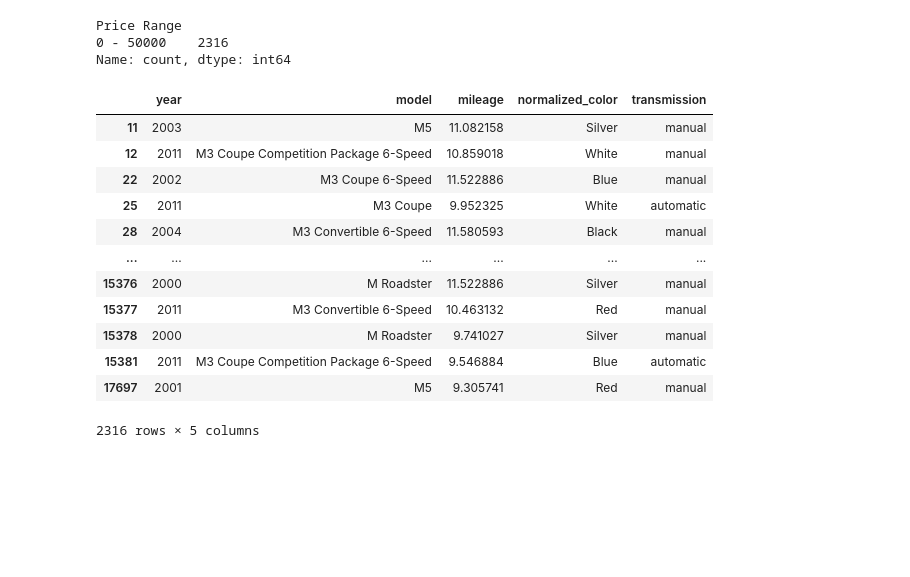
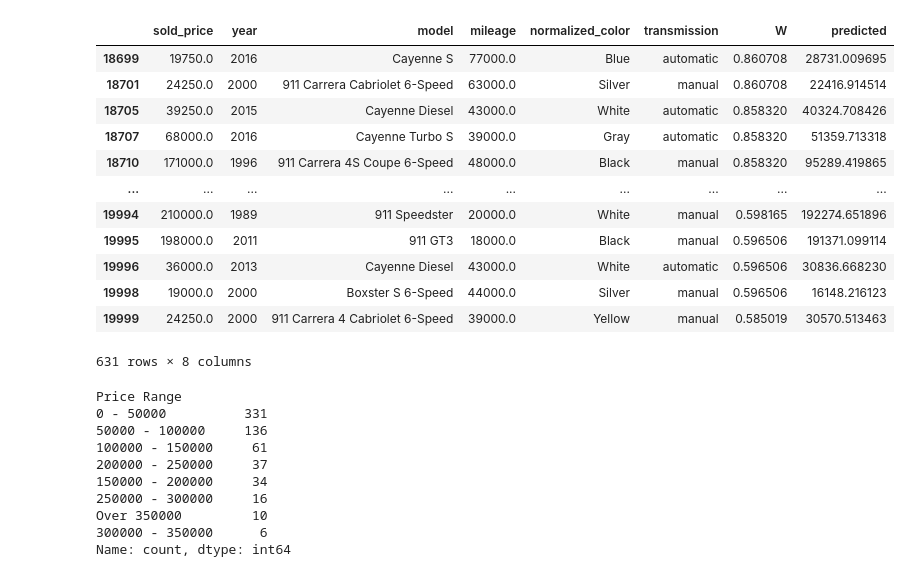
Before and after one commit to redshift75/autostrada, a Jupyter notebook: notebooks/car-prices.ipynb, the cells around one changed output. Cells and saved outputs as stored; diff of their text form; code cells hidden in the pictures; blank space fills up the shorter version.

Commit message:
weighted by recency

```diff
--- a/notebooks/car-prices.ipynb
+++ b/notebooks/car-prices.ipynb
@@ -43,3 +119,9 @@ See the caveats in the documentation: https://pandas.pydata.org/pandas-docs/stab
+# %%
+# Weight by recency
+df['days_since_end'] = (pd.to_datetime(date.today()) - pd.to_datetime(df["end_date"])).dt.days
+K = 1
+T = 360
+df['W'] = K*np.exp(-df['days_since_end']/T)
 # %%
 #Log transform sold_price & mileage
 df['sold_price'] = np.log(df['sold_price'])
@@ -143,0 +149,5 @@ fig.update_layout(title_text='Price vs Model',xaxis_title="Model",yaxis_title="A
+# %%
+# Prepare target and features
+y = df["sold_price"]
+X = df.drop(["sold_price","bid_amount","end_date", "bidders", "watchers", "comments", "status", "days_since_end"],axis=1)
+X
@@ -143,0 +199,14 @@ fig.update_layout(title_text='Price vs Model',xaxis_title="Model",yaxis_title="A
+# %%
+# Fit Random Forest Regressor
+X_train, X_test, y_train, y_test = train_test_split(X, y, test_size=0.20, random_state=42, shuffle = False)
+
+car_model = RandomForestRegressor(n_estimators=150,random_state=33)
+car_model.fit(X_train,y_train, sample_weight=X_train['W'])
+
+# Features
+# year	model	mileage	normalized_color	transmission
+print('Random Forest Regressor Train Score is : ' ,  car_model.score(X_train, y_train))
+print('Random Forest Regressor Test Score is : ' , car_model.score(X_test, y_test))
+
+predicted = pd.DataFrame(car_model.predict(X_test), index=X_test.index, columns=['predicted'])
+car_model.feature_importances_
@@ -144,4 +239,27 @@ fig.update_layout(title_text='Price vs Model',xaxis_title="Model",yaxis_title="A
+# %%
+# Analyze Resulst: Add target and predicted values
+X_analysis = pd.merge(y_test, X_analysis, how='inner', left_index=True, right_index=True)
+X_analysis = pd.merge(X_analysis, predicted, how='inner', left_index=True, right_index=True)
+X_analysis.sold_price = np.exp(X_analysis.sold_price)
+X_analysis.predicted = np.exp(X_analysis.predicted)
+X_analysis.mileage = np.exp(X_analysis.mileage) - 1
+X_analysis
+# %% [output]
+|  | sold_price | year | model | mileage | normalized_color | transmission | W | predicted |
+| 18699 | 19750.0 | 2016 | Cayenne S | 77000.0 | Blue | automatic | 0.860708 | 28731.009695 |
+| 18701 | 24250.0 | 2000 | 911 Carrera Cabriolet 6-Speed | 63000.0 | Silver | manual | 0.860708 | 22416.914514 |
+| 18705 | 39250.0 | 2015 | Cayenne Diesel | 43000.0 | White | automatic | 0.858320 | 40324.708426 |
+| 18707 | 68000.0 | 2016 | Cayenne Turbo S | 39000.0 | Gray | automatic | 0.858320 | 51359.713318 |
+| 18710 | 171000.0 | 1996 | 911 Carrera 4S Coupe 6-Speed | 48000.0 | Black | manual | 0.858320 | 95289.419865 |
+| ... | ... | ... | ... | ... | ... | ... | ... | ... |
+| 19994 | 210000.0 | 1989 | 911 Speedster | 20000.0 | White | manual | 0.598165 | 192274.651896 |
+| 19995 | 198000.0 | 2011 | 911 GT3 | 18000.0 | Black | manual | 0.596506 | 191371.099114 |
+| 19996 | 36000.0 | 2013 | Cayenne Diesel | 43000.0 | White | automatic | 0.596506 | 30836.668230 |
+| 19998 | 19000.0 | 2000 | Boxster S 6-Speed | 44000.0 | Silver | manual | 0.596506 | 16148.216123 |
+| 19999 | 24250.0 | 2000 | 911 Carrera 4 Cabriolet 6-Speed | 39000.0 | Yellow | manual | 0.585019 | 30570.513463 |
+631 rows × 8 columns
 # %%
+# Define price ranges
 def getrange(Price):
     if (Price >= 0 and Price < 50000):
         return '0 - 50000'
@@ -159,10 +277,17 @@ def getrange(Price):
         return '300000 - 350000'
     if (Price >= 350000):
         return 'Over 350000'
-df['Price Range'] = df.apply(lambda x:getrange(x['sold_price']),axis = 1)
+X_analysis['Price Range'] = X_analysis['sold_price'].apply(lambda x:getrange(x))
 
-df['Price Range'].value_counts()
+X_analysis['Price Range'].value_counts()
 # %% [output]
 Price Range
-0 - 50000    2316
+0 - 50000          331
+50000 - 100000     136
+100000 - 150000     61
+200000 - 250000     37
+150000 - 200000     34
+250000 - 300000     16
+Over 350000         10
+300000 - 350000      6
 Name: count, dtype: int64
@@ -193,17 +293,0 @@ y = pd.DataFrame(y)
-# %%
-X = df.drop(["sold_price","bid_amount","end_date", "bidders", "watchers", "comments", "status", "Price Range"],axis=1)
-X
-# %% [output]
-|  | year | model | mileage | normalized_color | transmission |
-| 11 | 2003 | M5 | 11.082158 | Silver | manual |
-| 12 | 2011 | M3 Coupe Competition Package 6-Speed | 10.859018 | White | manual |
-| 22 | 2002 | M3 Coupe 6-Speed | 11.522886 | Blue | manual |
-| 25 | 2011 | M3 Coupe | 9.952325 | White | automatic |
-| 28 | 2004 | M3 Convertible 6-Speed | 11.580593 | Black | manual |
-| ... | ... | ... | ... | ... | ... |
-| 15376 | 2000 | M Roadster | 11.522886 | Silver | manual |
-| 15377 | 2011 | M3 Convertible 6-Speed | 10.463132 | Red | manual |
-| 15378 | 2000 | M Roadster | 9.741027 | Silver | manual |
-| 15381 | 2011 | M3 Coupe Competition Package 6-Speed | 9.546884 | Blue | automatic |
-| 17697 | 2001 | M5 | 9.305741 | Red | manual |
-2316 rows × 5 columns
```
Also changed, not shown: parts of 33 cells of this notebook.
